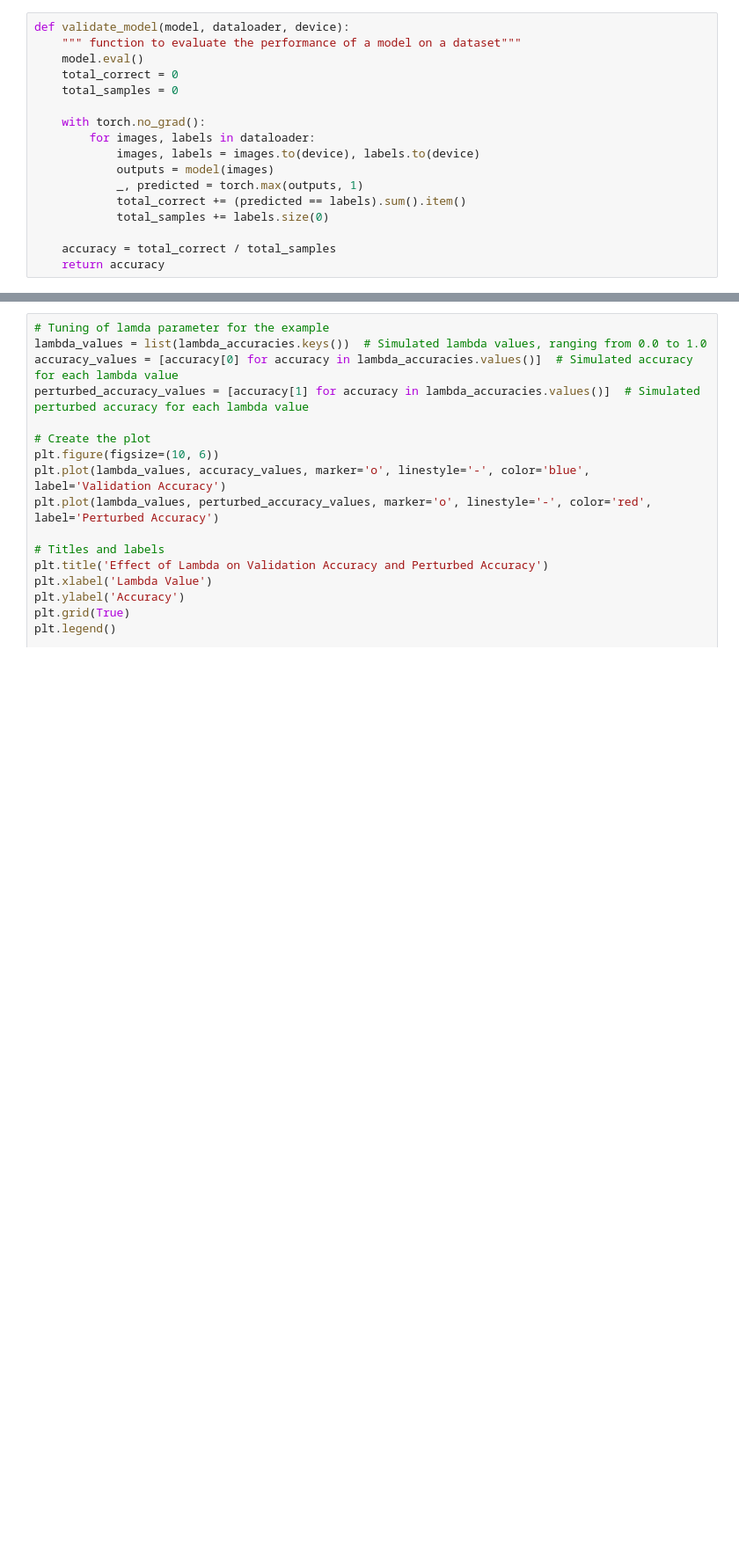
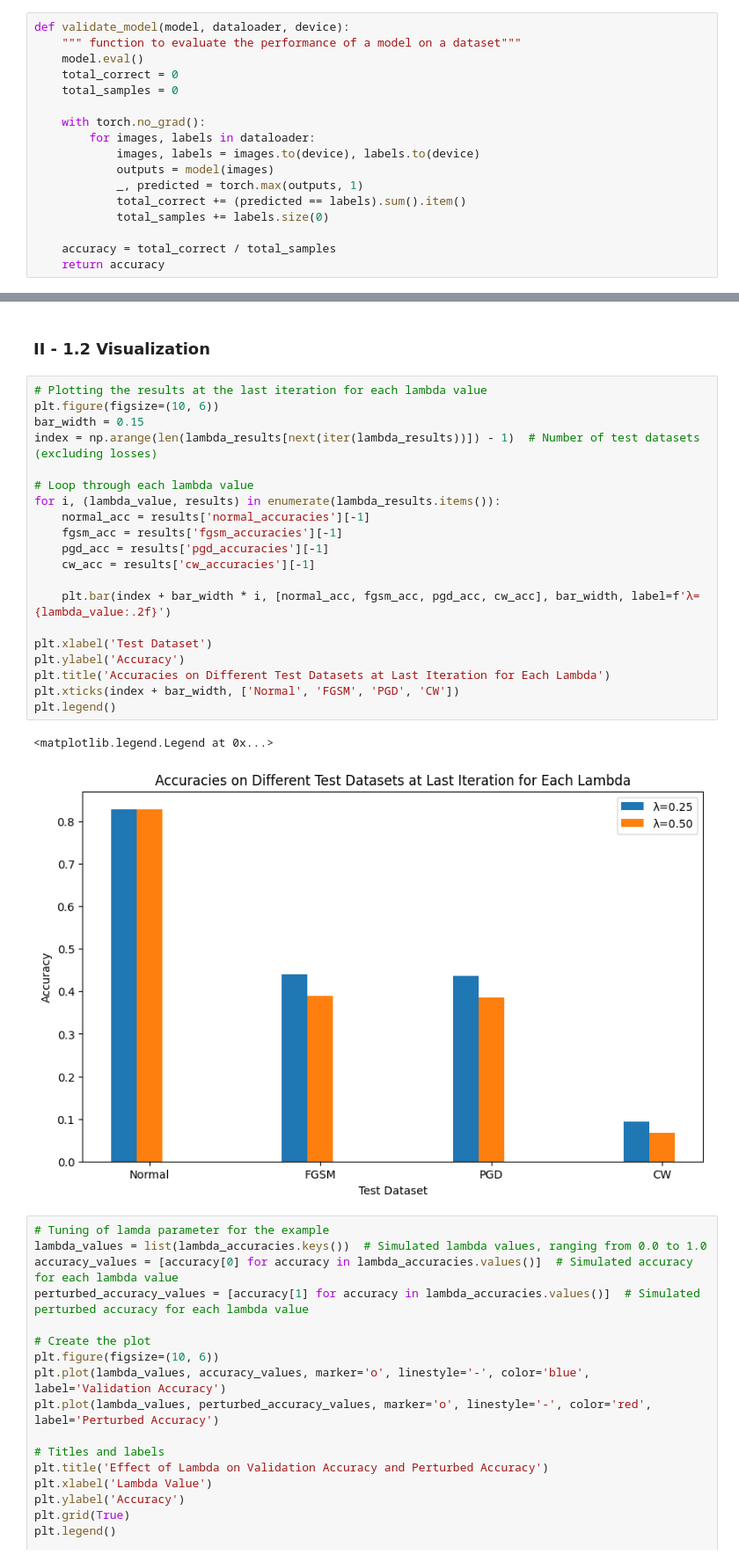
Before and after one commit to yann-Choho/Advanced_ML_project, a Jupyter notebook: attacks_defences.ipynb, the cells around one changed output, grey strips where cells are left out. Shown: that part at 88% size. Cells and saved outputs as stored; diff of their text form; blank space fills up the shorter version.

Commit message:
adding plot adversarial training

```diff
--- a/attacks_defences.ipynb
+++ b/attacks_defences.ipynb
@@ -814,3 +764,28 @@ Results for lambda=0.50: Normal Acc: 0.8657, FGSM Acc: 0.3643, PGD Acc: 0.3610,
+# %% [markdown]
+### II - 1.2 Visualization
+# %%
+# Plotting the results at the last iteration for each lambda value
+plt.figure(figsize=(10, 6))
+bar_width = 0.15
+index = np.arange(len(lambda_results[next(iter(lambda_results))]) - 1)  # Number of test datasets (excluding losses)
+
+# Loop through each lambda value
+for i, (lambda_value, results) in enumerate(lambda_results.items()):
+    normal_acc = results['normal_accuracies'][-1]
+    fgsm_acc = results['fgsm_accuracies'][-1]
+    pgd_acc = results['pgd_accuracies'][-1]
+    cw_acc = results['cw_accuracies'][-1]
+
+    plt.bar(index + bar_width * i, [normal_acc, fgsm_acc, pgd_acc, cw_acc], bar_width, label=f'λ={lambda_value:.2f}')
+
+plt.xlabel('Test Dataset')
+plt.ylabel('Accuracy')
+plt.title('Accuracies on Different Test Datasets at Last Iteration for Each Lambda')
+plt.xticks(index + bar_width, ['Normal', 'FGSM', 'PGD', 'CW'])
+plt.legend()
+# %% [output]
+<matplotlib.legend.Legend at 0x...>
+[figure, added]
 # %%
 # Tuning of lamda parameter for the example
 lambda_values = list(lambda_accuracies.keys())  # Simulated lambda values, ranging from 0.0 to 1.0
```
Also changed, not shown: parts of 3 cells of this notebook, 1 other file.
